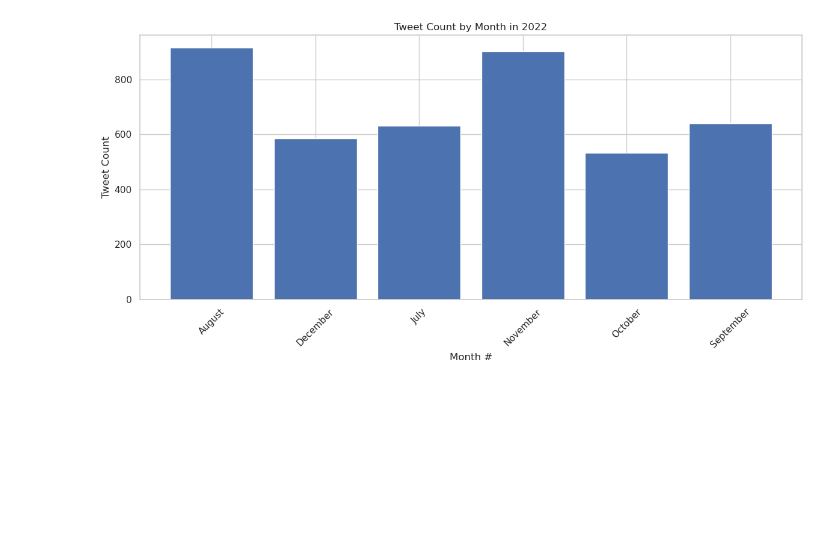
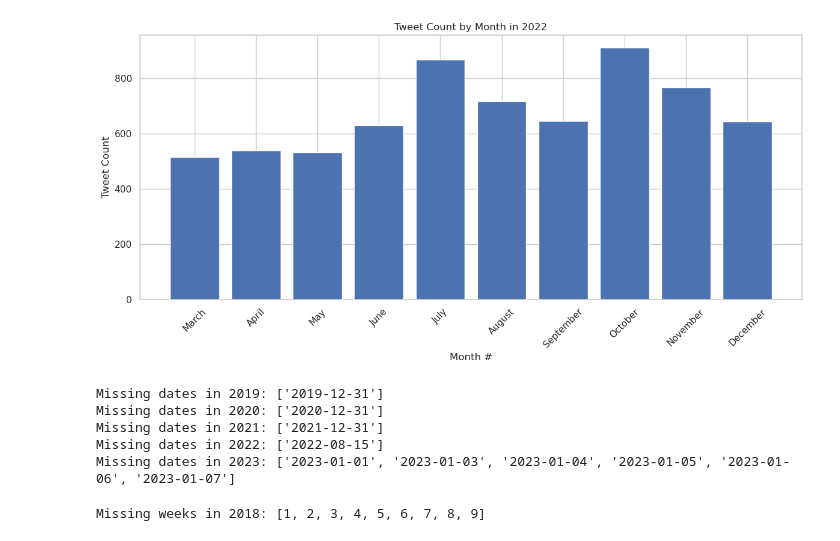
Before and after one commit to jonathanold/conflict-india, a Jupyter notebook: code/tweets/cities-blood-groups.ipynb, the cells around one changed output. Saved outputs shown, nothing was run; the diff lists cells and outputs as text; code cells hidden in the pictures; blank space fills up the shorter version.

Commit message:
more code updates as dataset increases

```diff
--- a/code/tweets/cities-blood-groups.ipynb
+++ b/code/tweets/cities-blood-groups.ipynb
@@ -202,19 +233,67 @@ plt.show()
 # %%
 # The following visualization is not weekly but monthly
+month_order = ["January", "February", "March", "April", "May", "June", "July", "August", "September", "October", "November", "December"]
+
 df['timestamp'] = pd.to_datetime(df['timestamp'])
 
-df_2022 = df[df['timestamp'].dt.year == 2022].copy()
+df_2022 = df[df['timestamp'].dt.year == 2018].copy()
 df_2022['month'] = df_2022['timestamp'].dt.strftime('%B')
 
-tweet_counts_by_month = df_2022['month'].value_counts().sort_index()
+tweet_counts_by_month = df_2022['month'].value_counts()
+tweet_counts_by_month = tweet_counts_by_month.reindex(month_order)
 
 plt.figure(figsize = (12, 6))
 plt.bar(tweet_counts_by_month.index, tweet_counts_by_month.values)
 plt.xlabel('Month #')
 plt.ylabel('Tweet Count')
 plt.title('Tweet Count by Month in 2022')
 plt.xticks(rotation = 45)
 plt.tight_layout()
 plt.show()
 # %% [output]
-[figure, old version]
+[figure, new version]
+# %%
+# let's find days in years 2019-2023 with missing tweets in our dataset
+df['date'] = pd.to_datetime(df['date'])
+
+years = [2019, 2020, 2021, 2022]
+
+for year in years:
+    start_date = pd.Timestamp(f'{year}-01-01')
+    end_date = pd.Timestamp(f'{year}-12-31')
+    date_range_year = pd.date_range(start_date, end_date)
+
+    df_year = df[df['date'].dt.year == year].copy()
+    existing_dates = df_year['date'].dt.date.unique()
+
+    missing_dates = date_range_year[~date_range_year.isin(existing_dates)]
+    missing_dates_list = missing_dates.strftime('%Y-%m-%d').tolist()
+    print(f"Missing dates in {year}: {missing_dates_list}")
+
+# separate code for 2023 since it's going to have a different date_range_year
+start_date = pd.Timestamp('2023-01-01')
+end_date = pd.Timestamp('2023-09-18')
+date_range_year = pd.date_range(start_date, end_date)
+
+df_2023 = df[df['date'].dt.year == 2023].copy()
+existing_dates = df_2023['date'].dt.date.unique()
+
+missing_dates = date_range_year[~date_range_year.isin(existing_dates)]
+missing_dates_list = missing_dates.strftime('%Y-%m-%d').tolist()
+print("Missing dates in 2023:", missing_dates_list)
+# %% [output]
+Missing dates in 2019: ['2019-12-31']
+Missing dates in 2020: ['2020-12-31']
+Missing dates in 2021: ['2021-12-31']
+Missing dates in 2022: ['2022-08-15']
+Missing dates in 2023: ['2023-01-01', '2023-01-03', '2023-01-04', '2023-01-05', '2023-01-06', '2023-01-07']
+# %%
+# let's find weeks in year 2018 with missing tweets in our dataset
+df_2018 = df[df['date'].dt.year == 2018].copy()
+df_2018['week'] = df_2018['date'].dt.strftime('%U')
+existing_weeks = df_2018['week'].unique().astype(int)
+
+missing_weeks = [week for week in range(1, 53) if week not in existing_weeks.tolist()]
+print("Missing weeks in 2018:", missing_weeks)
+# %% [output]
+Missing weeks in 2018: [1, 2, 3, 4, 5, 6, 7, 8, 9]
```
Also changed, not shown: parts of 9 cells of this notebook, 1 other file.
